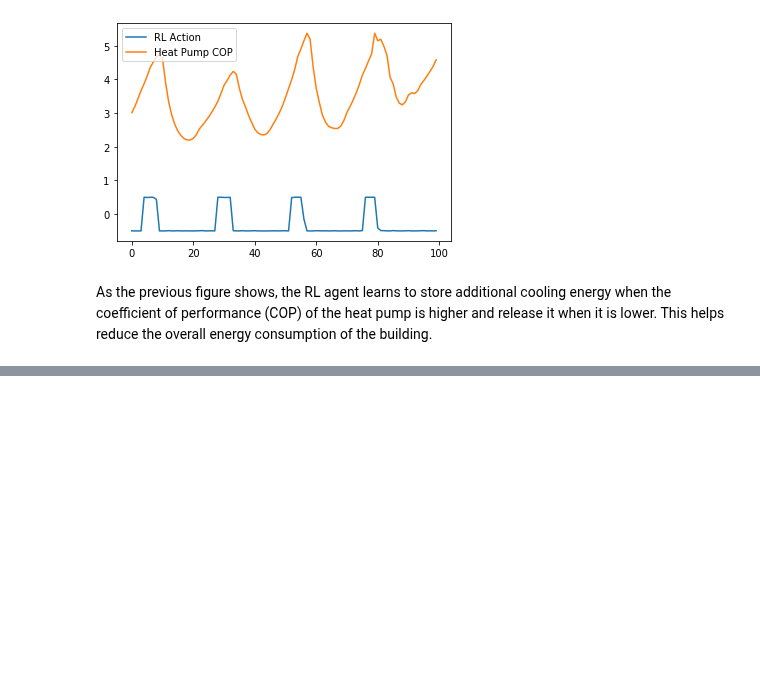
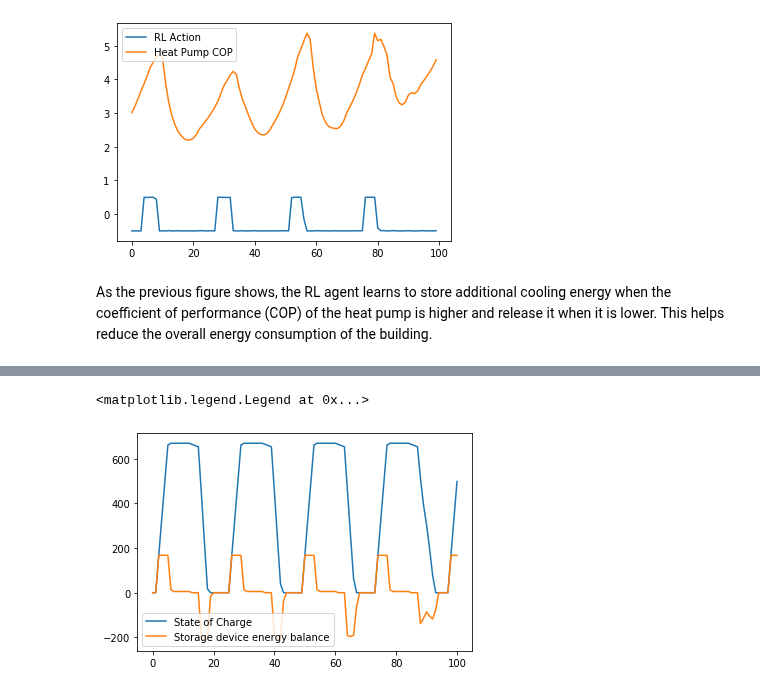
Before and after one commit to intelligent-environments-lab/CityLearn, a Jupyter notebook: main.ipynb, the cells around one changed output, grey strips where cells are left out. Drawn from its saved outputs; the diff is of its cells as text; code cells hidden in the pictures; blank space fills up the shorter version.

```diff
--- a/main.ipynb
+++ b/main.ipynb
@@ -176,0 +210,8 @@ As the previous figure shows, the RL agent learns to store additional cooling en
+# %%
+#Plots for the last 100 hours of the simulation
+plt.plot(env.buildings[0].cooling_storage.soc_list[2400:])
+plt.plot(env.buildings[0].cooling_storage.energy_balance_list[2400:])
+plt.legend(['State of Charge','Storage device energy balance'])
+# %% [output]
+<matplotlib.legend.Legend at 0x...>
+[figure, added]
```
Also changed, not shown: parts of 16 cells of this notebook, 3 other files.
